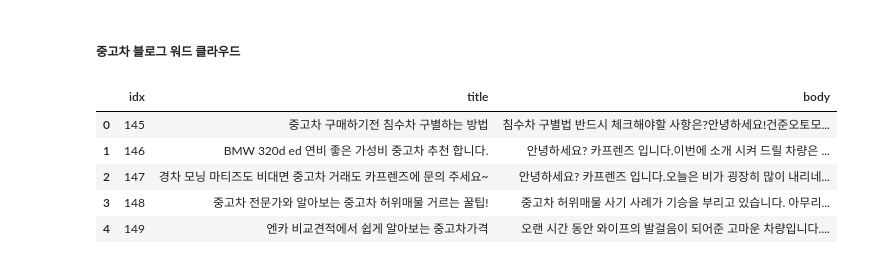
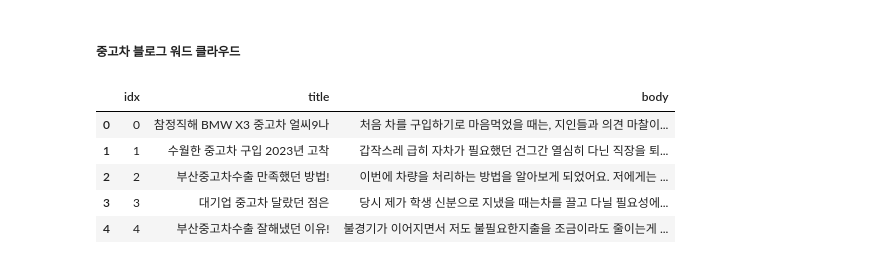
Before and after one commit to woojooc/ML_Car, a Jupyter notebook: jm/dacon/wordcloud.ipynb, the cells around one changed output. Drawn from its saved outputs; the diff is of its cells as text; code cells hidden in the pictures.

```diff
--- a/jm/dacon/wordcloud.ipynb
+++ b/jm/dacon/wordcloud.ipynb
@@ -15,15 +15,15 @@ from PIL import Image
 import numpy as np
 import pandas as pd
 # %%
-blog_data = pd.read_csv('data//blog.csv',encoding='cp949',index_col=0)
+blog_data = pd.read_csv('data//blog.csv',index_col=0)
 blog_data.head()
 # %% [output]
 |  | idx | title | body |
-| 0 | 145 | 중고차 구매하기전 침수차 구별하는 방법 | 침수차 구별법 반드시 체크해야할 사항은?안녕하세요!건준오토모... |
-| 1 | 146 | BMW 320d ed 연비 좋은 가성비 중고차 추천 합니다. | 안녕하세요? 카프렌즈 입니다.이번에 소개 시켜 드릴 차량은 ... |
-| 2 | 147 | 경차 모닝 마티즈도 비대면 중고차 거래도 카프렌즈에 문의 주세요~ | 안녕하세요? 카프렌즈 입니다.오늘은 비가 굉장히 많이 내리네... |
-| 3 | 148 | 중고차 전문가와 알아보는 중고차 허위매물 거르는 꿀팁! | 중고차 허위매물 사기 사례가 기승을 부리고 있습니다. 아무리... |
-| 4 | 149 | 엔카 비교견적에서 쉽게 알아보는 중고차가격 | 오랜 시간 동안 와이프의 발걸음이 되어준 고마운 차량입니다.... |
+| 0 | 0 | 참정직해 BMW X3 중고차 얼씨9나 | 처음 차를 구입하기로 마음먹었을 때는, 지인들과 의견 마찰이... |
+| 1 | 1 | 수월한 중고차 구입 2023년 고착 | 갑작스레 급히 자차가 필요했던 건그간 열심히 다닌 직장을 퇴... |
+| 2 | 2 | 부산중고차수출 만족했던 방법! | 이번에 차량을 처리하는 방법을 알아보게 되었어요. 저에게는 ... |
+| 3 | 3 | 대기업 중고차 달랐던 점은 | 당시 제가 학생 신분으로 지냈을 때는차를 끌고 다닐 필요성에... |
+| 4 | 4 | 부산중고차수출 잘해냈던 이유! | 불경기가 이어지면서 저도 불필요한지출을 조금이라도 줄이는게 ... |
 # %%
 data = blog_data['title'].values + blog_data['body'].values
 # %%
```
Also changed, not shown: parts of 8 cells of this notebook, 2 other files.
